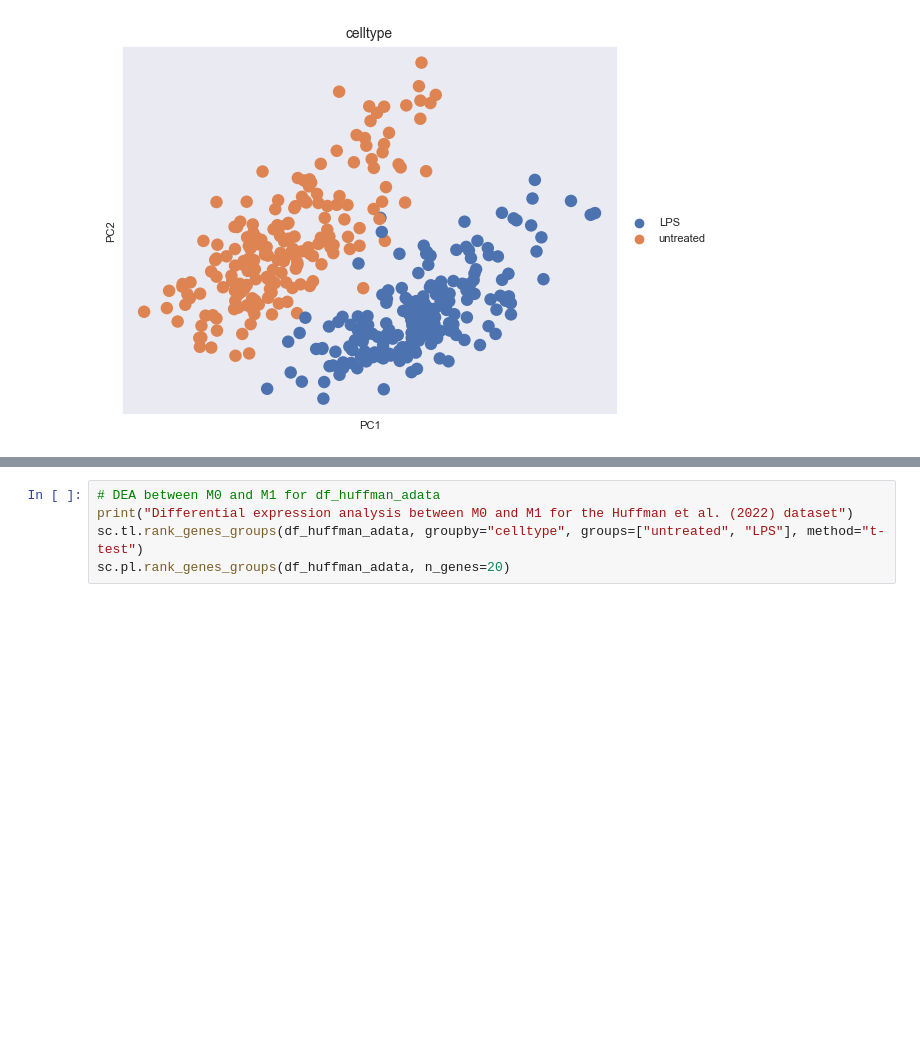
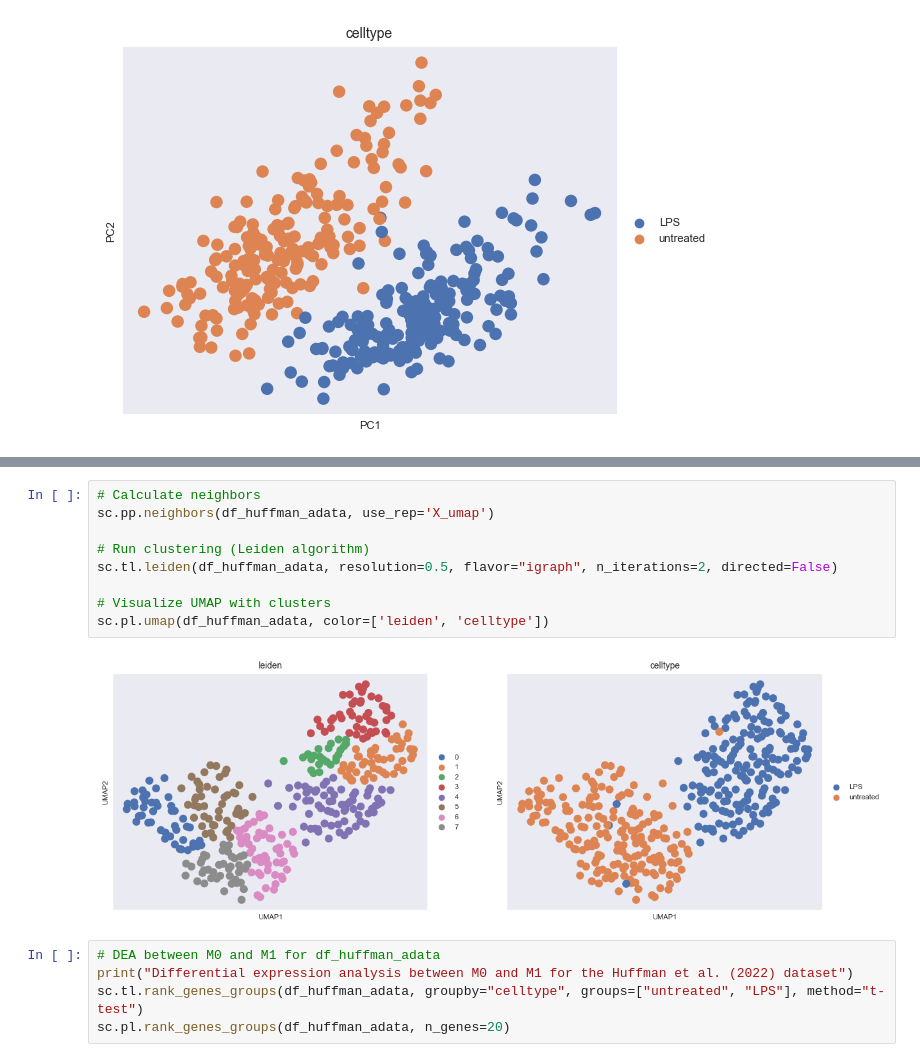
Before and after one commit to powwowath/pyMSpro, a Jupyter notebook: 00_workflow_META-ANALYSIS.ipynb, the cells around one changed output, grey strips where cells are left out. Drawn from its saved outputs; the diff is of its cells as text; blank space fills up the shorter version.

```diff
--- a/00_workflow_META-ANALYSIS.ipynb
+++ b/00_workflow_META-ANALYSIS.ipynb
@@ -823,3 +858,14 @@ sc.pl.umap(df_huffman_adata, color="celltype")
+# %%
+# Calculate neighbors
+sc.pp.neighbors(df_huffman_adata, use_rep='X_umap')
+
+# Run clustering (Leiden algorithm)
+sc.tl.leiden(df_huffman_adata, resolution=0.5, flavor="igraph", n_iterations=2, directed=False)
+
+# Visualize UMAP with clusters
+sc.pl.umap(df_huffman_adata, color=['leiden', 'celltype'])
+# %% [output]
+[figure, added]
 # %%
 # DEA between M0 and M1 for df_huffman_adata
 print("Differential expression analysis between M0 and M1 for the Huffman et al. (2022) dataset")
```
Also changed, not shown: parts of 5 cells of this notebook.
